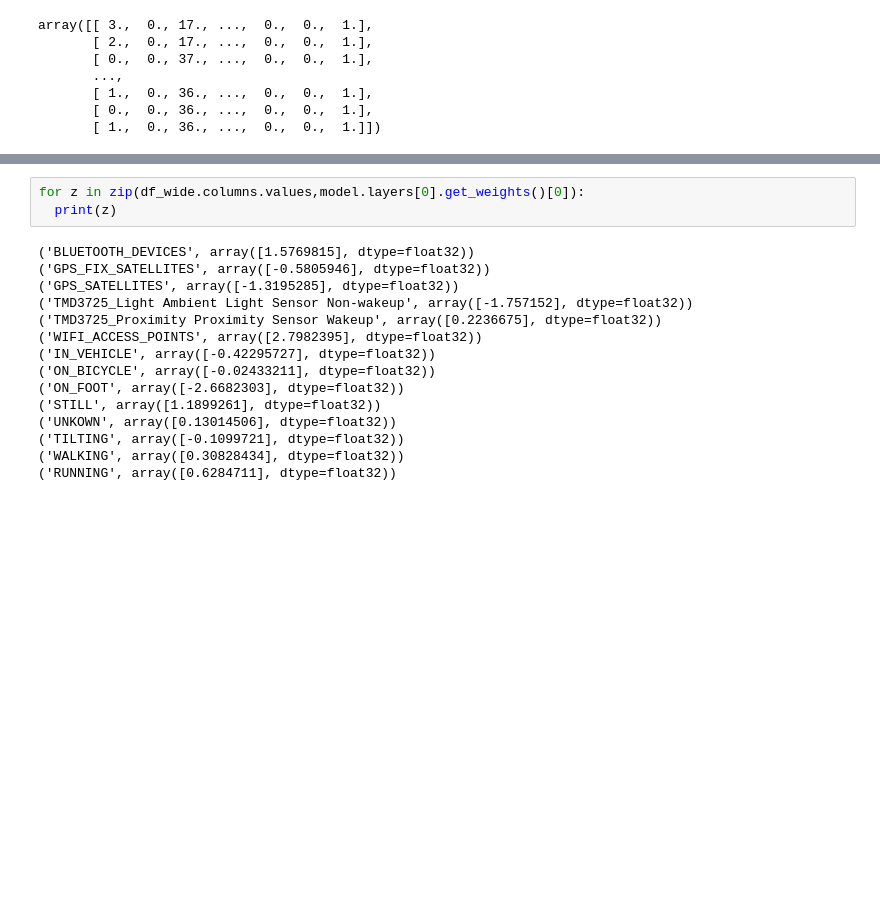
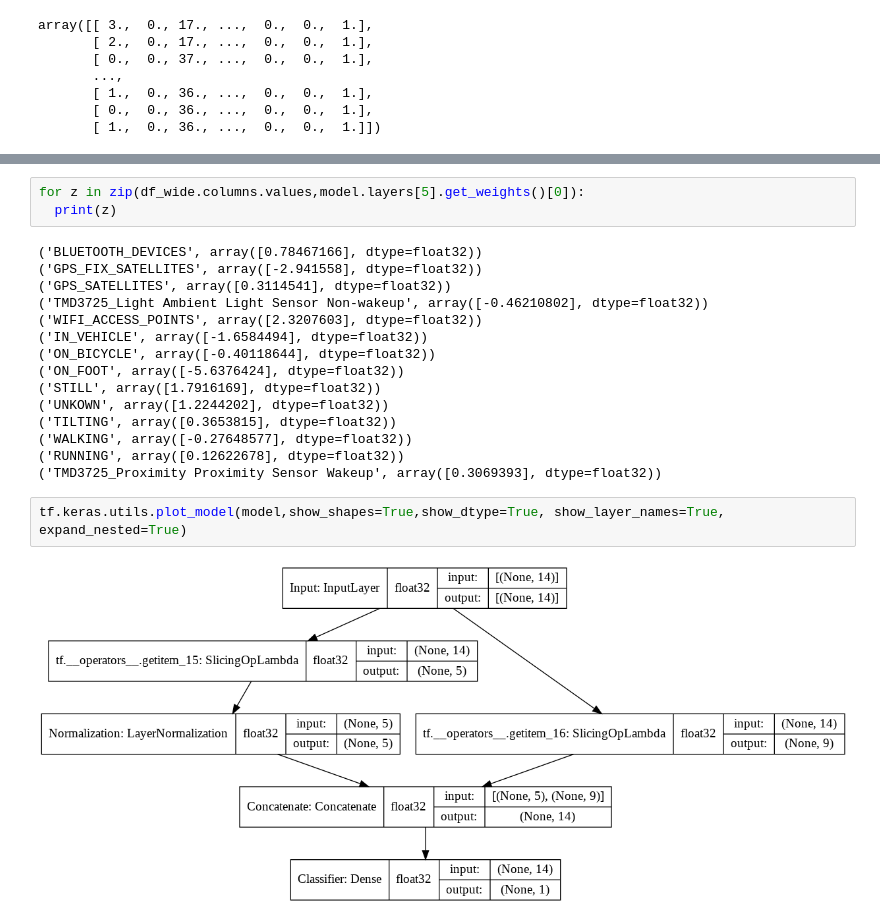
Before and after one commit to SpeedJack/IODataAcquisition, a Jupyter notebook: NeuralNetwork/IONeuralNetwork.ipynb, the cells around one changed output, grey strips where cells are left out. Saved outputs shown, nothing was run; the diff lists cells and outputs as text; blank space fills up the shorter version.

```diff
--- a/NeuralNetwork/IONeuralNetwork.ipynb
+++ b/NeuralNetwork/IONeuralNetwork.ipynb
@@ -233,18 +234,22 @@ _________________________________________________________________
 # %%
-for z in zip(df_wide.columns.values,model.layers[0].get_weights()[0]):
+for z in zip(df_wide.columns.values,model.layers[5].get_weights()[0]):
   print(z)
 # %% [output]
-('BLUETOOTH_DEVICES', array([1.5769815], dtype=float32))
-('GPS_FIX_SATELLITES', array([-0.5805946], dtype=float32))
-('GPS_SATELLITES', array([-1.3195285], dtype=float32))
-('TMD3725_Light Ambient Light Sensor Non-wakeup', array([-1.757152], dtype=float32))
-('TMD3725_Proximity Proximity Sensor Wakeup', array([0.2236675], dtype=float32))
-('WIFI_ACCESS_POINTS', array([2.7982395], dtype=float32))
-('IN_VEHICLE', array([-0.42295727], dtype=float32))
-('ON_BICYCLE', array([-0.02433211], dtype=float32))
-('ON_FOOT', array([-2.6682303], dtype=float32))
-('STILL', array([1.1899261], dtype=float32))
-('UNKOWN', array([0.13014506], dtype=float32))
-('TILTING', array([-0.1099721], dtype=float32))
-('WALKING', array([0.30828434], dtype=float32))
-('RUNNING', array([0.6284711], dtype=float32))
+('BLUETOOTH_DEVICES', array([0.78467166], dtype=float32))
+('GPS_FIX_SATELLITES', array([-2.941558], dtype=float32))
+('GPS_SATELLITES', array([0.3114541], dtype=float32))
+('TMD3725_Light Ambient Light Sensor Non-wakeup', array([-0.46210802], dtype=float32))
+('WIFI_ACCESS_POINTS', array([2.3207603], dtype=float32))
+('IN_VEHICLE', array([-1.6584494], dtype=float32))
+('ON_BICYCLE', array([-0.40118644], dtype=float32))
+('ON_FOOT', array([-5.6376424], dtype=float32))
+('STILL', array([1.7916169], dtype=float32))
+('UNKOWN', array([1.2244202], dtype=float32))
+('TILTING', array([0.3653815], dtype=float32))
+('WALKING', array([-0.27648577], dtype=float32))
+('RUNNING', array([0.12622678], dtype=float32))
+('TMD3725_Proximity Proximity Sensor Wakeup', array([0.3069393], dtype=float32))
+# %%
+tf.keras.utils.plot_model(model,show_shapes=True,show_dtype=True, show_layer_names=True, expand_nested=True)
+# %% [output]
+[figure, added]
```
Also changed, not shown: parts of 4 cells of this notebook.
